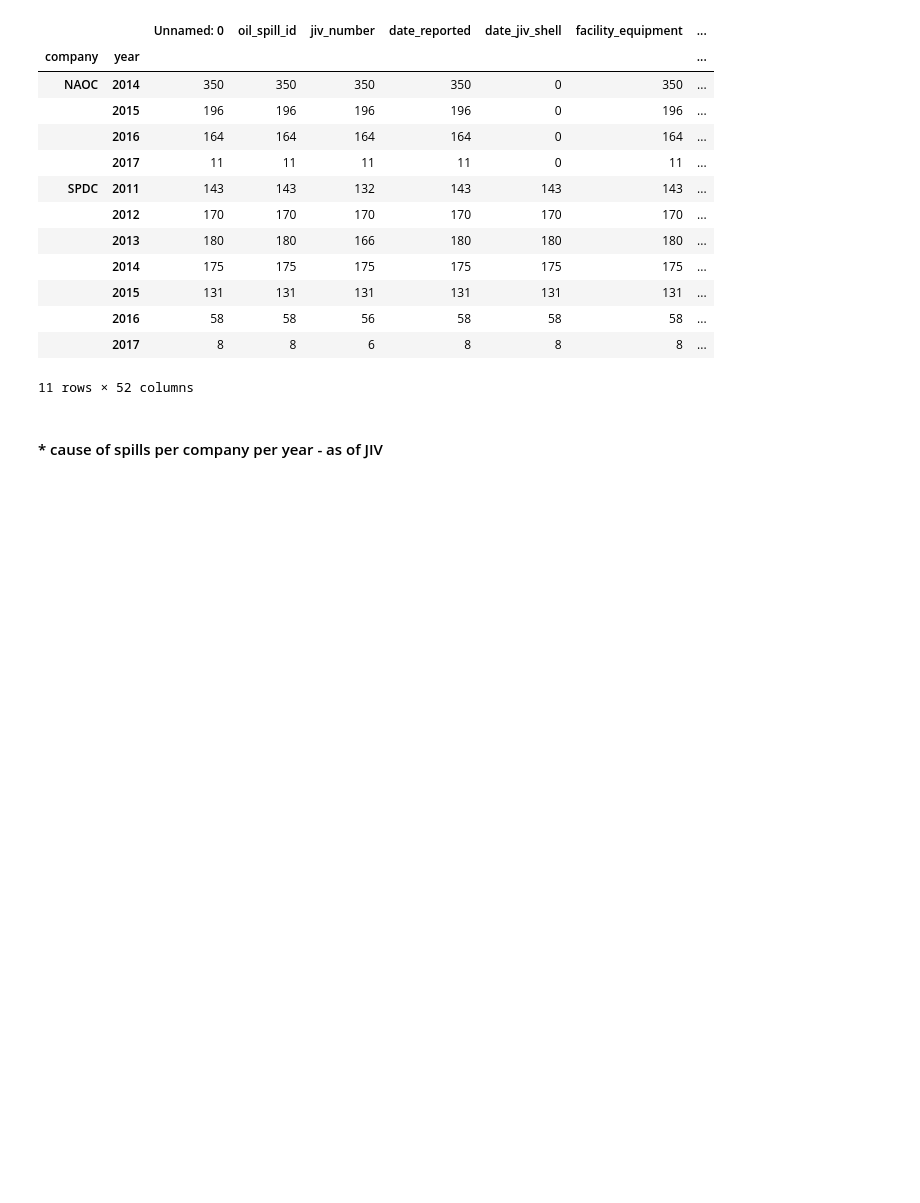
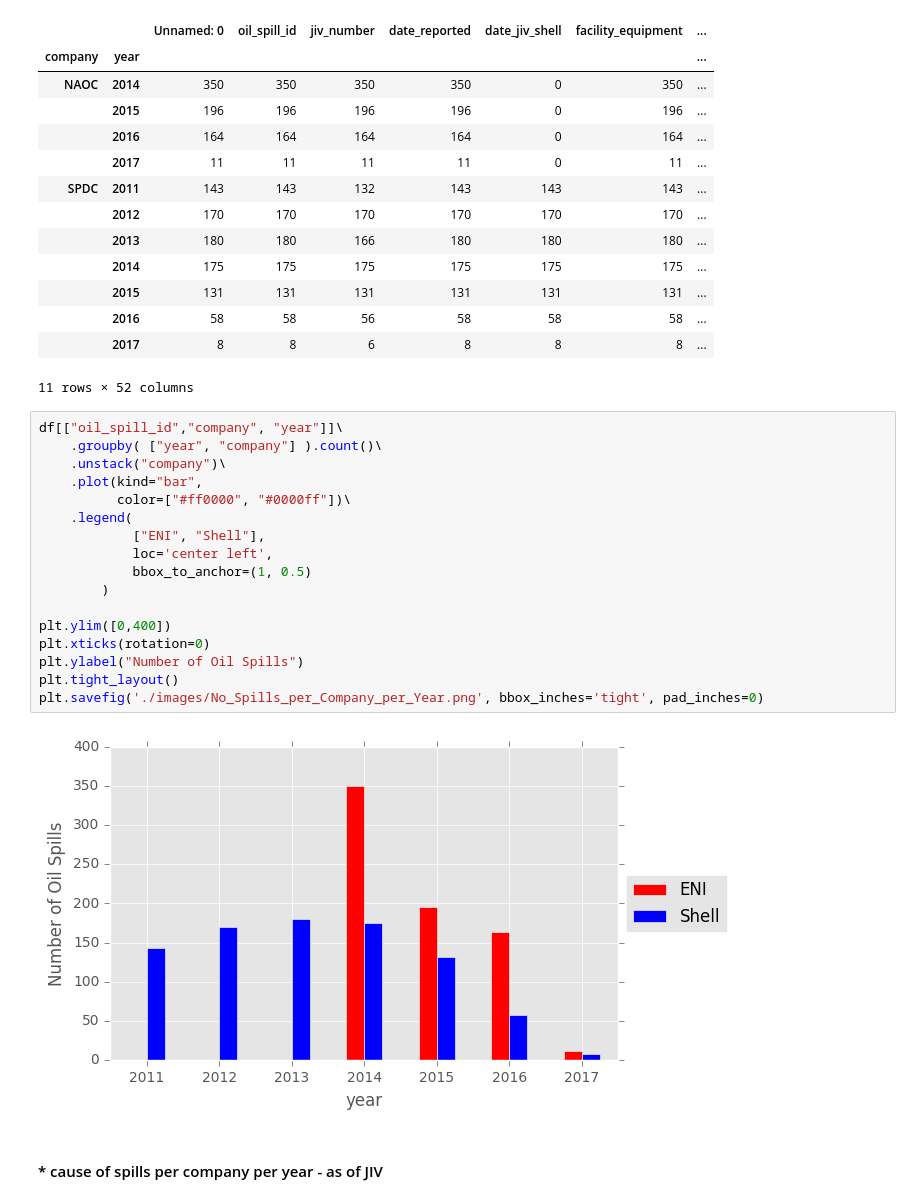
Before and after one commit to estambolieva/oil-spills, a Jupyter notebook: 2. Data Analysis.ipynb, the cells around one changed output. Saved outputs shown, nothing was run; the diff lists cells and outputs as text; blank space fills up the shorter version.

```diff
--- a/2. Data Analysis.ipynb
+++ b/2. Data Analysis.ipynb
@@ -61,6 +62,25 @@ df.groupby( [ "company", "year"] ).count()
 |  | 2016 | 58 | 58 | 56 | 58 | 58 | 58 | ... |
 |  | 2017 | 8 | 8 | 6 | 8 | 8 | 8 | ... |
 11 rows × 52 columns
+# %%
+df[["oil_spill_id","company", "year"]]\
+    .groupby( ["year", "company"] ).count()\
+    .unstack("company")\
+    .plot(kind="bar",
+          color=["#ff0000", "#0000ff"])\
+    .legend(
+            ["ENI", "Shell"],
+            loc='center left',
+            bbox_to_anchor=(1, 0.5)
+        )
+
+plt.ylim([0,400])
+plt.xticks(rotation=0)
+plt.ylabel("Number of Oil Spills")
+plt.tight_layout()
+plt.savefig('./images/No_Spills_per_Company_per_Year.png', bbox_inches='tight', pad_inches=0)
+# %% [output]
+[figure, added]
 # %% [markdown]
 #### * cause of spills per company per year - as of JIV
 # %%
```
Also changed, not shown: parts of 28 cells of this notebook.
